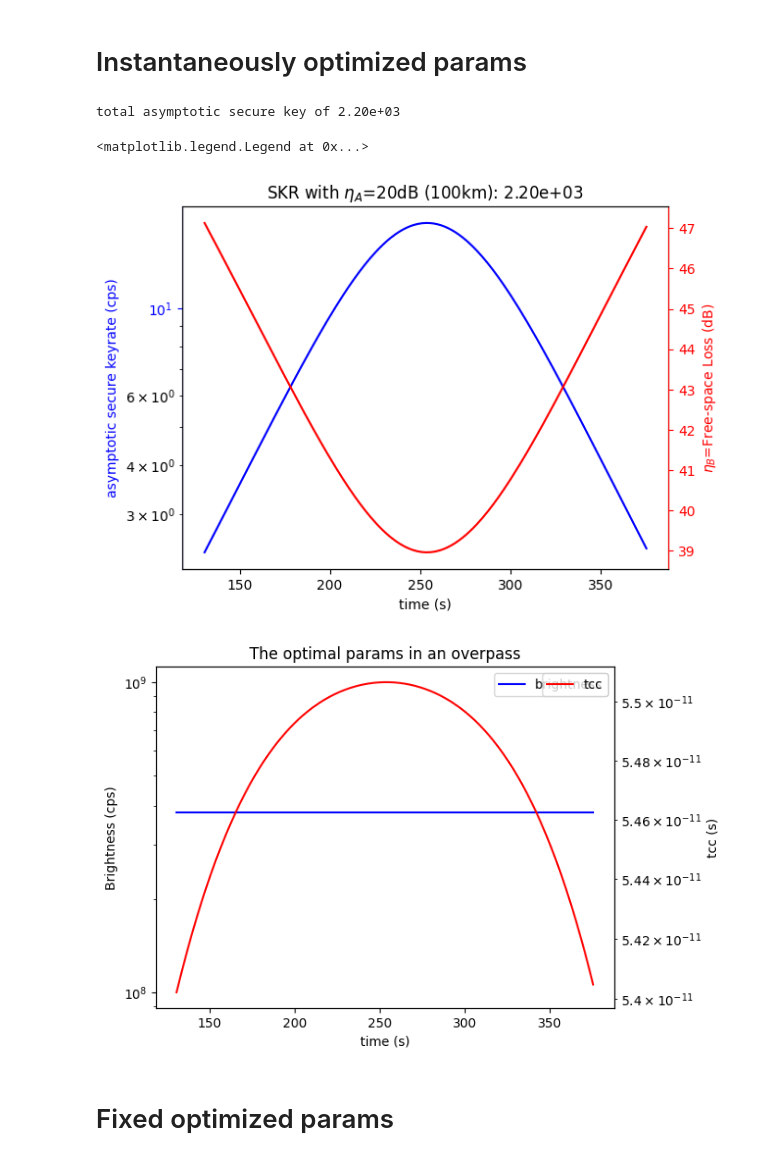
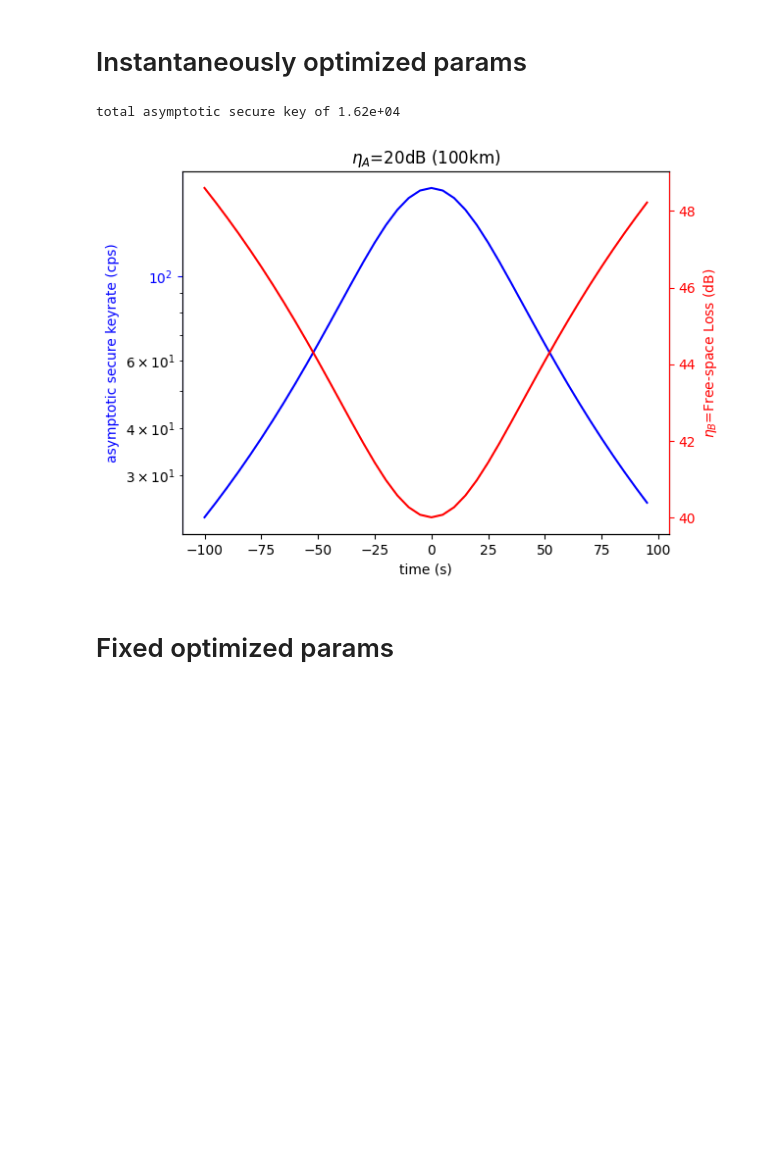
Before and after one commit to Thomas-Jaeken/BBM92_CW, a Jupyter notebook: bbm92_cw/example/test_secure_key_rates.ipynb, the cells around one changed output. Cells and saved outputs as stored; diff of their text form; code cells hidden in the pictures; blank space fills up the shorter version.

Commit message:
example added

```diff
--- a/test_secure_key_rates.ipynb
+++ b/bbm92_cw/example/test_secure_key_rates.ipynb
@@ -58,67 +6,53 @@ f = 1.2
 # %% [markdown]
 # Instantaneously optimized params
 # %%
-B_curve = []
-tcc_curve = []
+from bbm92_cw.secure_key_rates import secure_key_rates
+import numpy as np
+import yaml
+import matplotlib.pyplot as plt
+
+with open('settings.yml', 'r') as config_file:
+    params = yaml.safe_load(config_file)
+for key, value in params.items():
+    globals()[key] = value
+
+# Loss profile in an overpass, just example data
+loss_terrestrial = 20  # dB
+time_step=5
+time = np.arange(-100,100,step=time_step)
+loss_free_space = -10*np.log10(1e-4/((time/40)**2+1)) # dB
+
+# Loop through the loss evolution
 rate_curve = []
-###
-#adding the source inefficiencies
-###
-loss_terrestrial = (20 + -10*np.log10(0.7), 20 + -10*np.log10(0.76))
-loss_free_space_adj  = np.array([loss_free_space+ -10*np.log10(0.103), loss_free_space+ -10*np.log10(0.13)]).T
-
-for i,loss_free in enumerate(loss_free_space_adj):
+for i,loss_free in enumerate(loss_free_space):
         link = secure_key_rates(name=f'sat overpass link', d=d, t_delta=jitters, eff_A=loss_terrestrial, eff_B=loss_free,
           DC_A=darkcounts_OGS, DC_B=darkcounts_SAT, e_b=bit_error, e_p=phase_error, f=f, t_dead=dead_times, loss_format='dB')
         tcc,B = link.optimal_params
-        rate = link.custom_performance([tcc,250e6])  # link.optimal_key_rate
-        B_curve.append(380e6)
-        tcc_curve.append(tcc)
+        rate = link.optimal_key_rate
         rate_curve.append(rate)
 
 integrated_key=sum([rate_curve[i] if rate_curve[i]>0 else 0 for i in range(len(rate_curve))])*time_step
 print(f'total asymptotic secure key of {integrated_key:.2e}')
 
+# plotting
 fig,ax = plt.subplots()
-
 ax.plot(time, rate_curve, label='asymptotic keyrate',c='blue')
 ax.set_yscale('log')
 ax.set_ylabel('asymptotic secure keyrate (cps)')
 ax.set_xlabel('time (s)')
 ax.set_title(rf'$\eta_A$=20dB (100km)')
-
-
-
 ax2=ax.twinx()
 ax2.plot(time, loss_free_space, c='r', label=r'$\eta_B$=Free-space Loss')
 ax2.set_ylabel(r'$\eta_B$=Free-space Loss (dB)')
 ax2.spines['right'].set_color('red')
 ax2.yaxis.label.set_color('red')
 ax2.tick_params(axis='y', colors='red')
 ax.spines['left'].set_color('blue')
 ax.yaxis.label.set_color('blue')
 ax.tick_params(axis='y', colors='blue')
-
-fig.savefig('figures/QEYSAT_buildup.pdf',bbox_inches='tight')
-
-fig,axx = plt.subplots()
-axx.plot(time, B_curve, c='b', label='brightness')
-axx.set_yscale('log')
-axx.set_ylabel('Brightness (cps)')
-axx.set_xlabel('time (s)')
-axx.set_title(f'The optimal params in an overpass')
-
-axx2=axx.twinx()
-axx2.plot(time, tcc_curve, c='r', label='tcc')
-axx2.set_ylabel('tcc (s)')
-axx2.set_yscale('log')
-axx.legend()
-axx2.legend()
 # %% [output]
-total asymptotic secure key of 2.20e+03
+total asymptotic secure key of 1.62e+04
-<matplotlib.legend.Legend at 0x...>
-[figure, old version]
+[figure, new version]
-[figure, removed]
 # %% [markdown]
 # Fixed optimized params
 # %%
```
Also changed, not shown: parts of 3 cells of this notebook, 7 other files.
